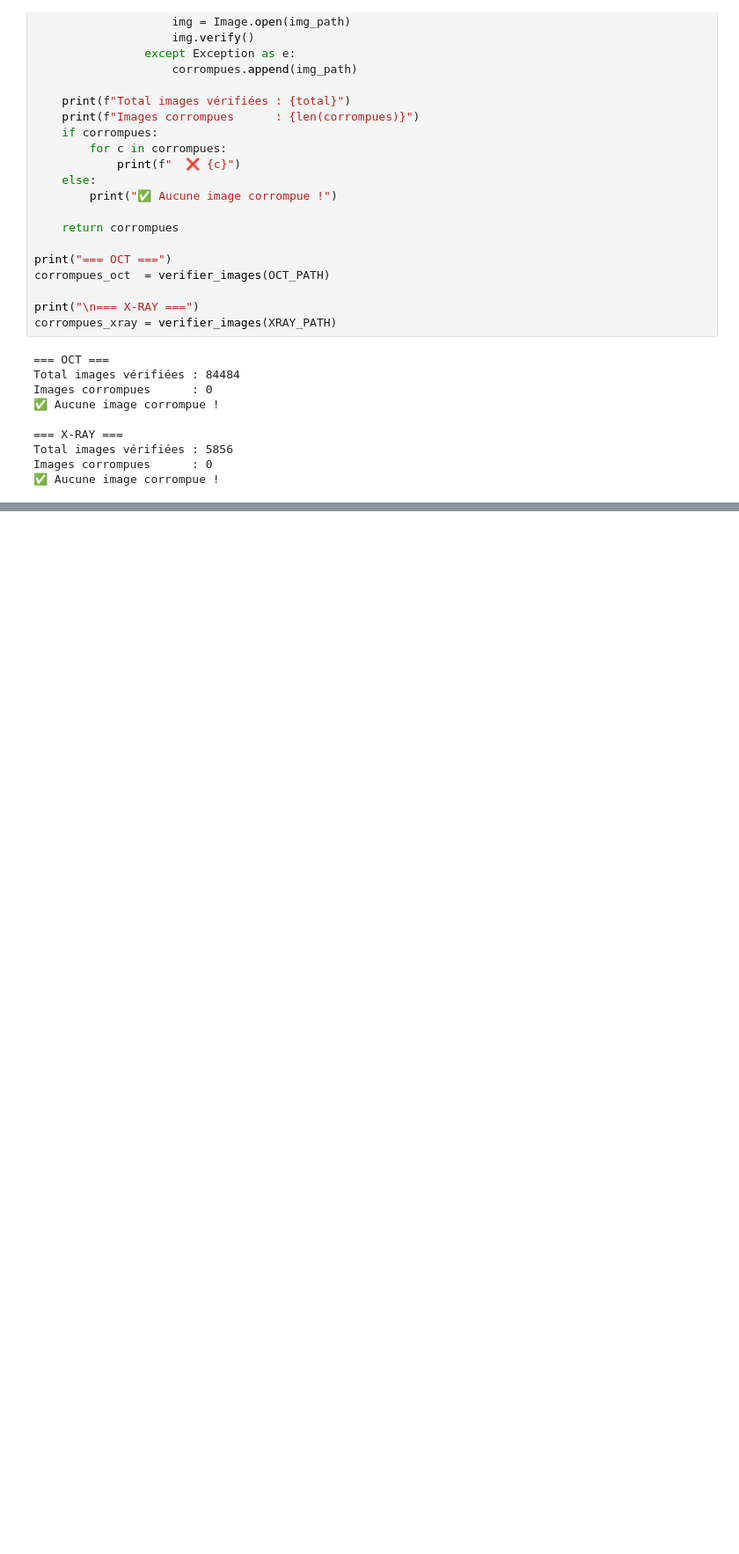
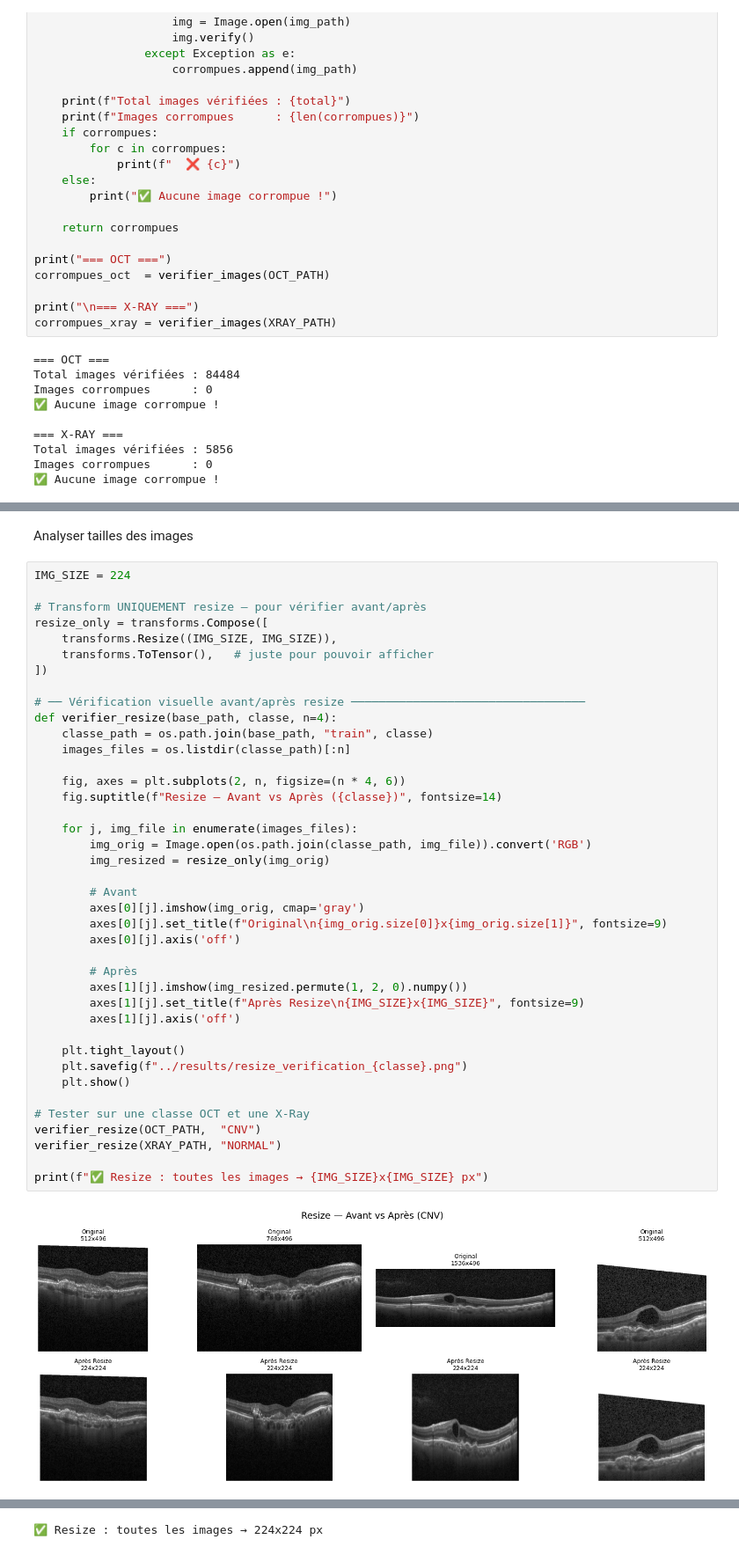
Before and after one commit to zineb-elgaout/Medical-Image-Classification-ResNet50-EfficientNet-B0, a Jupyter notebook: notebooks/02 — Preprocessing.ipynb, the cells around one changed output, grey strips where cells are left out. Shown at 88% size. Drawn from its saved outputs; the diff is of its cells as text; blank space fills up the shorter version.

Commit message:
Data cleaning: removed duplicate images using Hash MD5 and detecting outliers, and resized images to 224x224 for model compatibility

```diff
--- a/notebooks/02 — Preprocessing.ipynb
+++ b/notebooks/02 — Preprocessing.ipynb
@@ -62,0 +261,44 @@ Images corrompues      : 0
+# %% [markdown]
+Analyser tailles des images
+# %%
+IMG_SIZE = 224
+
+# Transform UNIQUEMENT resize — pour vérifier avant/après
+resize_only = transforms.Compose([
+    transforms.Resize((IMG_SIZE, IMG_SIZE)),
+    transforms.ToTensor(),   # juste pour pouvoir afficher
+])
+
+# ── Vérification visuelle avant/après resize ──────────────────────────────────
+def verifier_resize(base_path, classe, n=4):
+    classe_path = os.path.join(base_path, "train", classe)
+    images_files = os.listdir(classe_path)[:n]
+
+    fig, axes = plt.subplots(2, n, figsize=(n * 4, 6))
+    fig.suptitle(f"Resize — Avant vs Après ({classe})", fontsize=14)
+
+    for j, img_file in enumerate(images_files):
+        img_orig = Image.open(os.path.join(classe_path, img_file)).convert('RGB')
+        img_resized = resize_only(img_orig)
+
+        # Avant
+        axes[0][j].imshow(img_orig, cmap='gray')
+        axes[0][j].set_title(f"Original\n{img_orig.size[0]}x{img_orig.size[1]}", fontsize=9)
+        axes[0][j].axis('off')
+
+        # Après
+        axes[1][j].imshow(img_resized.permute(1, 2, 0).numpy())
+        axes[1][j].set_title(f"Après Resize\n{IMG_SIZE}x{IMG_SIZE}", fontsize=9)
+        axes[1][j].axis('off')
+
+    plt.tight_layout()
+    plt.savefig(f"../results/resize_verification_{classe}.png")
+    plt.show()
+
+# Tester sur une classe OCT et une X-Ray
+verifier_resize(OCT_PATH,  "CNV")
+verifier_resize(XRAY_PATH, "NORMAL")
+
+print(f"✅ Resize : toutes les images → {IMG_SIZE}x{IMG_SIZE} px")
+# %% [output]
+[figure, added]
@@ -62,0 +306 @@ Images corrompues      : 0
+✅ Resize : toutes les images → 224x224 px
```
Also changed, not shown: parts of 9 cells of this notebook.
